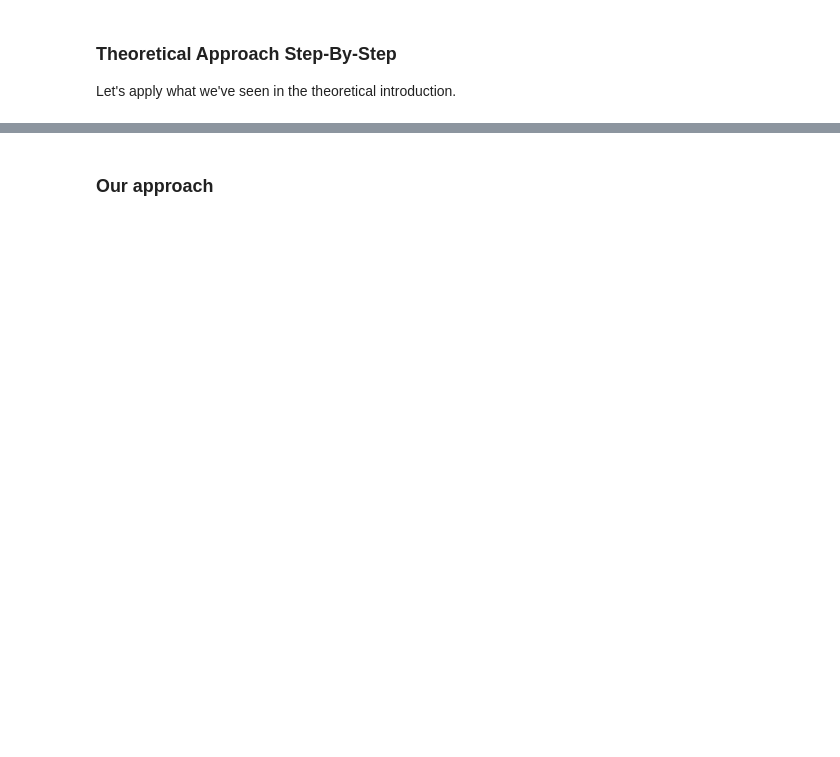
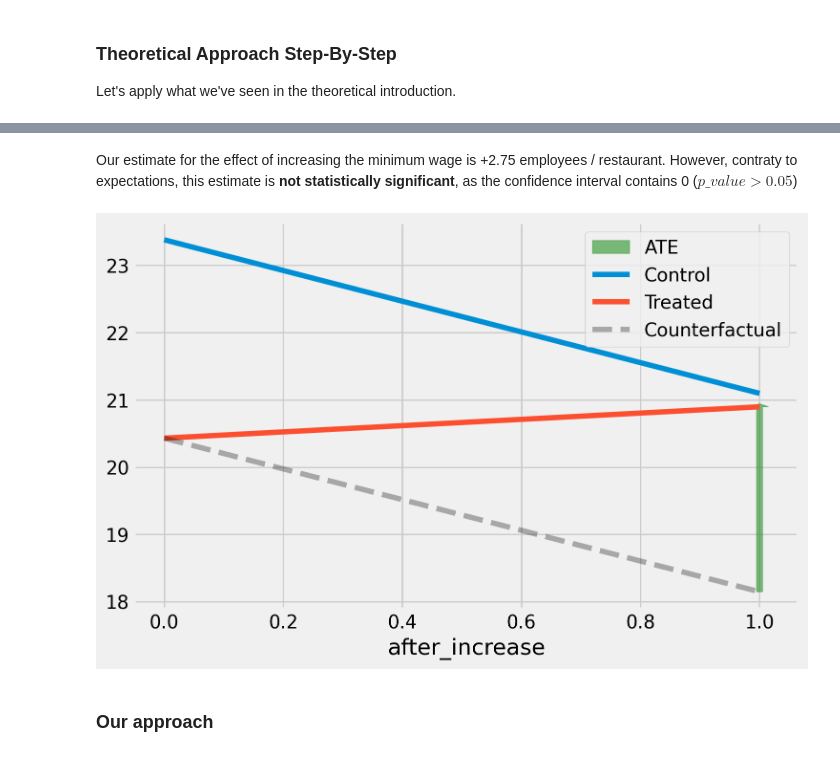
Before and after one commit to gfluz94/causal-inference, a Jupyter notebook: examples/04. ATE with Diffence-in-Differences.ipynb, the cells around one changed output, grey strips where cells are left out. Saved outputs shown, nothing was run; the diff lists cells and outputs as text; code cells hidden in the pictures; blank space fills up the shorter version.

```diff
--- a/examples/04. ATE with Diffence-in-Differences.ipynb
+++ b/examples/04. ATE with Diffence-in-Differences.ipynb
@@ -66,0 +162,6 @@ model.estimates
+# %%
+model = smf.ols(
+    formula=f"{Y} ~ {D} * {T}",
+    data=df
+).fit()
+model.summary().tables[1]
@@ -67,3 +174,35 @@ model.estimates
+# %% [markdown]
+Our estimate for the effect of increasing the minimum wage is +2.75 employees / restaurant. However, contraty to expectations, this estimate is **not statistically significant**, as the confidence interval contains 0 ($p\_value > 0.05$)
+# %%
+_, ax = plt.subplots(1, 1, figsize=(8,5))
+
+agg_df = pd.pivot_table(
+    data=df,
+    index=T,
+    columns=D,
+    values=Y,
+    aggfunc=np.mean
+).rename(columns={0: "Control", 1: "Treated"})
+
+treated_baseline = agg_df.loc[0,  "Treated"]
+treated_outcome = agg_df.loc[1,  "Treated"]
+treated_counterfactual = treated_baseline + model.params[T]
+
+
+ax.arrow(
+    x=1, y=treated_counterfactual, dx=0, dy=(treated_outcome-treated_counterfactual),
+    width=0.01, color="green", alpha=0.5, label="ATE"
+)
+agg_df.plot(ax=ax)
+ax.plot(
+    [0, 1], [treated_baseline, treated_counterfactual],
+    linestyle="--", color="black", alpha=0.3, label="Counterfactual"
+)
+
+plt.legend()
+plt.show()
+# %% [output]
+[figure, added]
 # %% [markdown]
 ### Our approach
 # %%
```
Also changed, not shown: parts of 13 cells of this notebook.
